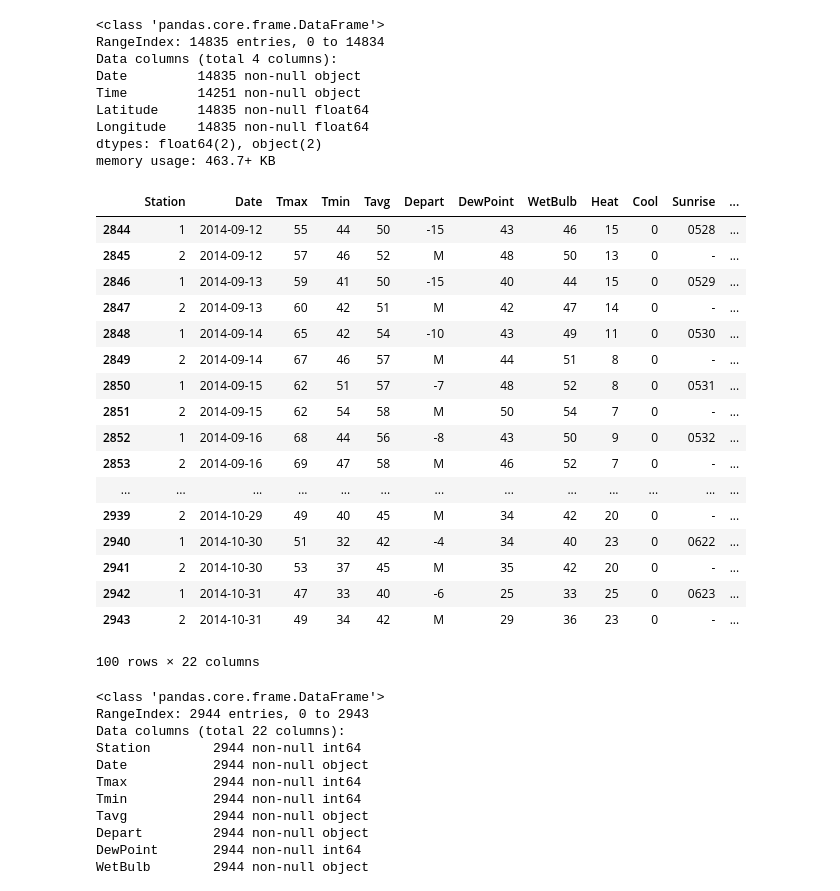
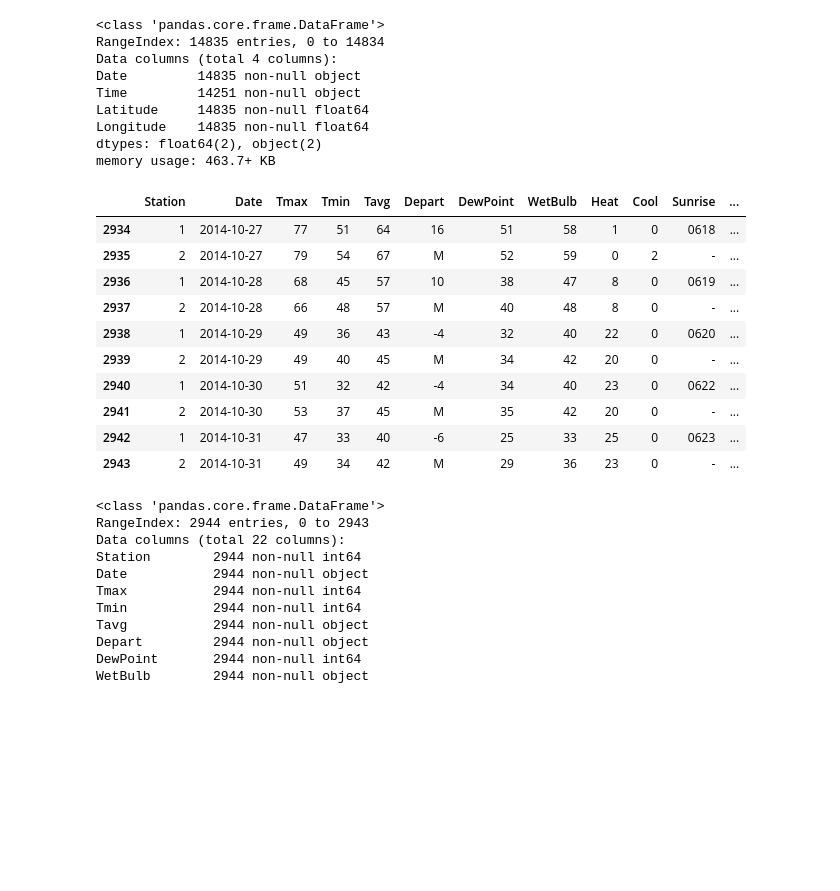
Before and after one commit to yingkh/kaggle-mosquito, a Jupyter notebook: Luther.ipynb, the cells around one changed output. Drawn from its saved outputs; the diff is of its cells as text; code cells hidden in the pictures; blank space fills up the shorter version.

```diff
--- a/Luther.ipynb
+++ b/Luther.ipynb
@@ -35,26 +35,19 @@ Longitude    14835 non-null float64
 dtypes: float64(2), object(2)
 memory usage: 463.7+ KB
 # %%
-weather.tail(100)
+weather.tail(10)
 # %% [output]
 |  | Station | Date | Tmax | Tmin | Tavg | Depart | DewPoint | WetBulb | Heat | Cool | Sunrise | ... |
-| 2844 | 1 | 2014-09-12 | 55 | 44 | 50 | -15 | 43 | 46 | 15 | 0 | 0528 | ... |
-| 2845 | 2 | 2014-09-12 | 57 | 46 | 52 | M | 48 | 50 | 13 | 0 | - | ... |
-| 2846 | 1 | 2014-09-13 | 59 | 41 | 50 | -15 | 40 | 44 | 15 | 0 | 0529 | ... |
-| 2847 | 2 | 2014-09-13 | 60 | 42 | 51 | M | 42 | 47 | 14 | 0 | - | ... |
-| 2848 | 1 | 2014-09-14 | 65 | 42 | 54 | -10 | 43 | 49 | 11 | 0 | 0530 | ... |
-| 2849 | 2 | 2014-09-14 | 67 | 46 | 57 | M | 44 | 51 | 8 | 0 | - | ... |
-| 2850 | 1 | 2014-09-15 | 62 | 51 | 57 | -7 | 48 | 52 | 8 | 0 | 0531 | ... |
-| 2851 | 2 | 2014-09-15 | 62 | 54 | 58 | M | 50 | 54 | 7 | 0 | - | ... |
-| 2852 | 1 | 2014-09-16 | 68 | 44 | 56 | -8 | 43 | 50 | 9 | 0 | 0532 | ... |
-| 2853 | 2 | 2014-09-16 | 69 | 47 | 58 | M | 46 | 52 | 7 | 0 | - | ... |
-| ... | ... | ... | ... | ... | ... | ... | ... | ... | ... | ... | ... | ... |
+| 2934 | 1 | 2014-10-27 | 77 | 51 | 64 | 16 | 51 | 58 | 1 | 0 | 0618 | ... |
+| 2935 | 2 | 2014-10-27 | 79 | 54 | 67 | M | 52 | 59 | 0 | 2 | - | ... |
+| 2936 | 1 | 2014-10-28 | 68 | 45 | 57 | 10 | 38 | 47 | 8 | 0 | 0619 | ... |
+| 2937 | 2 | 2014-10-28 | 66 | 48 | 57 | M | 40 | 48 | 8 | 0 | - | ... |
+| 2938 | 1 | 2014-10-29 | 49 | 36 | 43 | -4 | 32 | 40 | 22 | 0 | 0620 | ... |
 | 2939 | 2 | 2014-10-29 | 49 | 40 | 45 | M | 34 | 42 | 20 | 0 | - | ... |
 | 2940 | 1 | 2014-10-30 | 51 | 32 | 42 | -4 | 34 | 40 | 23 | 0 | 0622 | ... |
 | 2941 | 2 | 2014-10-30 | 53 | 37 | 45 | M | 35 | 42 | 20 | 0 | - | ... |
 | 2942 | 1 | 2014-10-31 | 47 | 33 | 40 | -6 | 25 | 33 | 25 | 0 | 0623 | ... |
 | 2943 | 2 | 2014-10-31 | 49 | 34 | 42 | M | 29 | 36 | 23 | 0 | - | ... |
-100 rows × 22 columns
 # %%
 weather.info()
 # %% [output]
```
Also changed, not shown: parts of 7 cells of this notebook, 1 other file.
